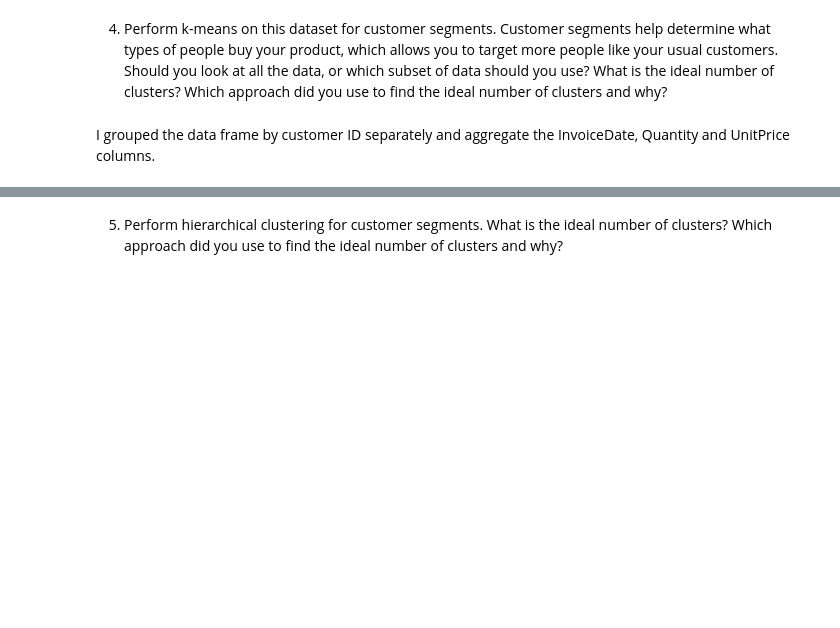
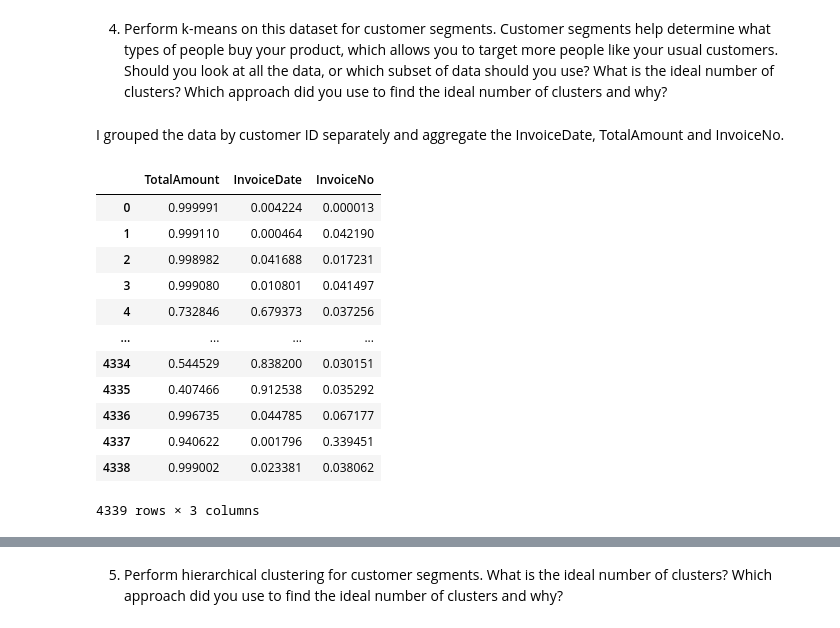
Before and after one commit to asma512/Data_Science_BootCamp, a Jupyter notebook: Week_19/unsupervised_learning_hw.ipynb, the cells around one changed output, grey strips where cells are left out. Cells and saved outputs as stored; diff of their text form; code cells hidden in the pictures; blank space fills up the shorter version.

```diff
--- a/Week_19/unsupervised_learning_hw.ipynb
+++ b/Week_19/unsupervised_learning_hw.ipynb
@@ -154,15 +180,29 @@ data.duplicated().sum()
 # %% [markdown]
 4.	Perform k-means on this dataset for customer segments. Customer segments help determine what types of people buy your product, which allows you to target more people like your usual customers. Should you look at all the data, or which subset of data should you use? What is the ideal number of clusters? Which approach did you use to find the ideal number of clusters and why?
 # %% [markdown]
-I grouped the data frame by customer ID separately and aggregate the InvoiceDate, Quantity and UnitPrice columns.
+I grouped the data by customer ID separately and aggregate the InvoiceDate, TotalAmount and InvoiceNo.
 # %%
 from sklearn.preprocessing import Normalizer
 
-X = cust_df.drop(['Country','InvoiceDate'], axis=1).values
+X = cust_df.drop('Country', axis=1).values
 n = Normalizer()
-x_norm = n.fit_transform(X)
-norm_df = pd.DataFrame(x_norm, columns = ['TotalAmount', 'TotalItems', 'AvgPrice', 'TotalTransactions'])
-norm_df.head()
+norm_new = n.fit_transform(X)
+norm_cust_df = pd.DataFrame(norm_new,columns=["TotalAmount","InvoiceDate","InvoiceNo"])
+norm_cust_df
+# %% [output]
+|  | TotalAmount | InvoiceDate | InvoiceNo |
+| 0 | 0.999991 | 0.004224 | 0.000013 |
+| 1 | 0.999110 | 0.000464 | 0.042190 |
+| 2 | 0.998982 | 0.041688 | 0.017231 |
+| 3 | 0.999080 | 0.010801 | 0.041497 |
+| 4 | 0.732846 | 0.679373 | 0.037256 |
+| ... | ... | ... | ... |
+| 4334 | 0.544529 | 0.838200 | 0.030151 |
+| 4335 | 0.407466 | 0.912538 | 0.035292 |
+| 4336 | 0.996735 | 0.044785 | 0.067177 |
+| 4337 | 0.940622 | 0.001796 | 0.339451 |
+| 4338 | 0.999002 | 0.023381 | 0.038062 |
+4339 rows × 3 columns
 # %%
 from sklearn import metrics
 from scipy.spatial.distance import cdist
```
Also changed, not shown: parts of 10 cells of this notebook.
